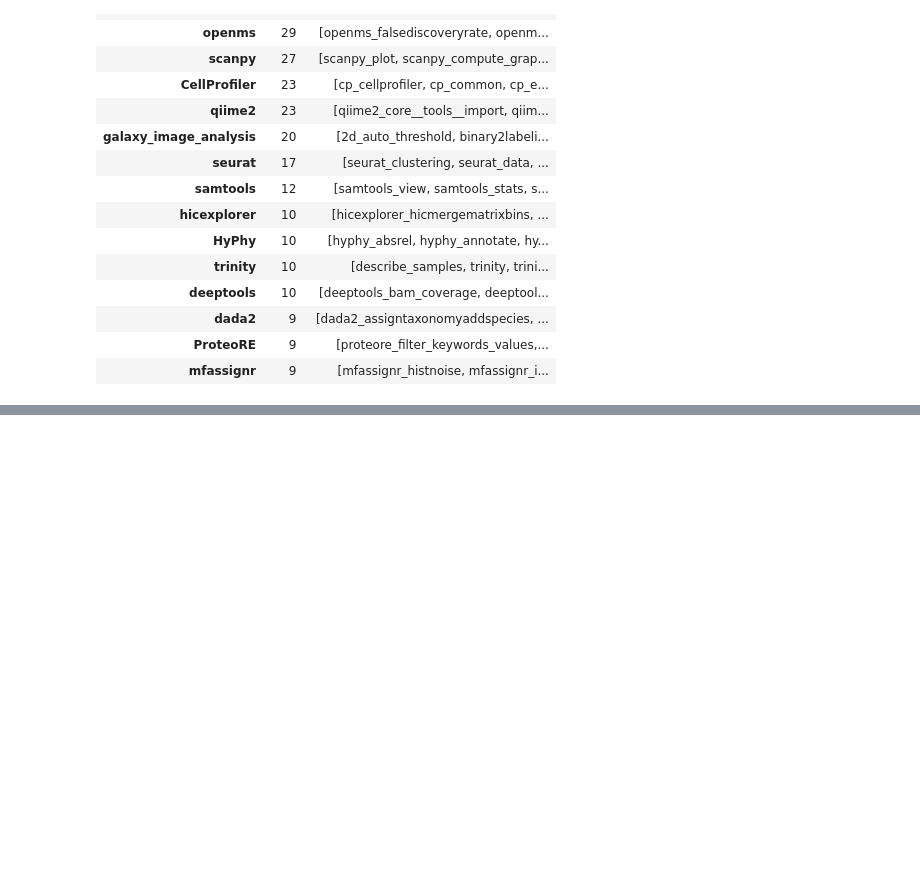
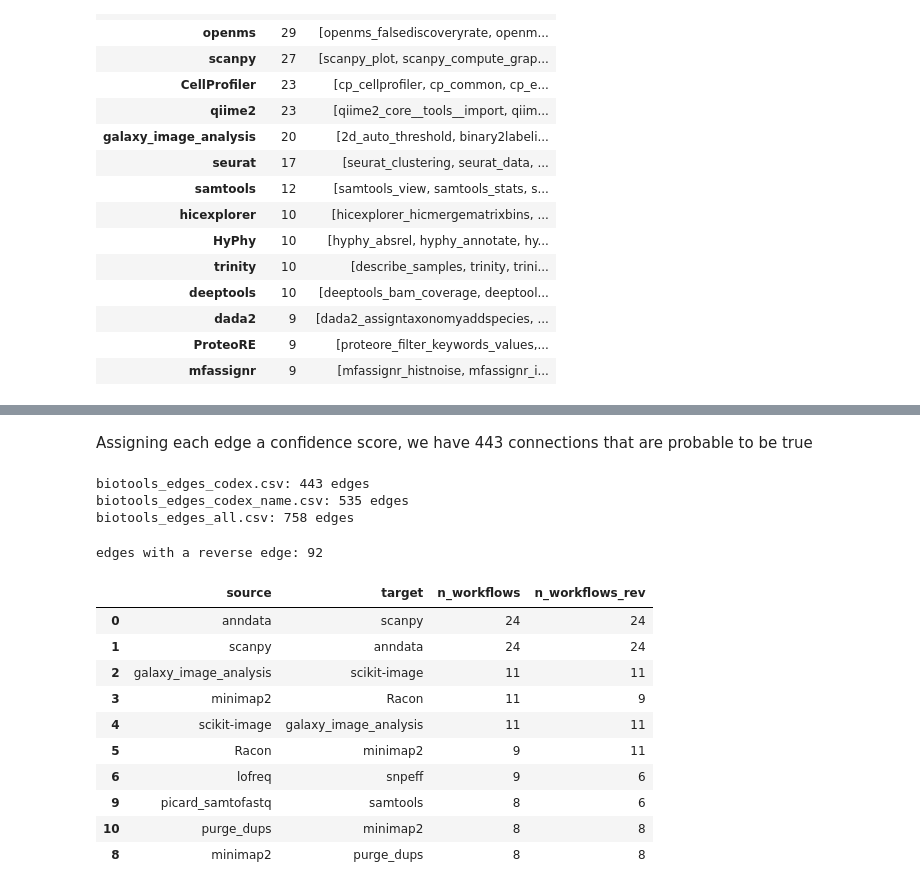
Before and after one commit to inab/InSoLiTo, a Jupyter notebook: directed-graph/workflowhub/ga_workflows.ipynb, the cells around one changed output, grey strips where cells are left out. Drawn from its saved outputs; the diff is of its cells as text; code cells hidden in the pictures; blank space fills up the shorter version.

Commit message:
Some more stats on the mapping + creating the final edge files

```diff
--- a/directed-graph/workflowhub/ga_workflows.ipynb
+++ b/directed-graph/workflowhub/ga_workflows.ipynb
@@ -327,0 +348,8 @@ tmap[tmap["method"] != "unmapped"].groupby("biotoolsID")["tool"].agg(["size", li
+# %%
+edges = pd.read_csv(DATA / "biotools/biotools_edges.csv")
+nodes = pd.read_csv(DATA / "biotools/biotools_nodes.csv")
+print("translated edges:", len(edges), ",  translated nodes:", len(nodes))
+print("nodes without a paper (probably wont be able to identify as tools unless each is individually evaluated):", (~nodes["has_publication"]).sum())
+
+# nr of times the most used edges are used
+edges["n_workflows"].value_counts().sort_index().head(10)
@@ -327,0 +373,8 @@ tmap[tmap["method"] != "unmapped"].groupby("biotoolsID")["tool"].agg(["size", li
+# %%
+# confidence of an edge = weaker of its two tools (codex > name > prefix)
+rank = {"codex": 0, "name": 1, "prefix": 2}
+# pick out only mapped tools, group by Id and assign it the ranking score
+method_of = tmap[tmap["method"] != "unmapped"].groupby("biotoolsID")["method"].agg(lambda m: max(m, key=rank.get))
+# for each edge, assign it to the least trustworthy method
+edges["confidence"] = [max(method_of.get(s), method_of.get(t), key=rank.get) for s, t in zip(edges["source"], edges["target"])]
+edges["confidence"].value_counts()
@@ -327,0 +388,37 @@ tmap[tmap["method"] != "unmapped"].groupby("biotoolsID")["tool"].agg(["size", li
+# %% [markdown]
+Assigning each edge a confidence score, we have 443 connections that are probable to be true
+# %%
+# Based on the results above, creating three new edges files - one for each confidence level so we can use those to compare to the graph
+levels = {
+    "codex": ["codex"],
+    "codex_name": ["codex", "name"],
+    "all": ["codex", "name", "prefix"],
+}
+
+for level, allowed in levels.items():
+    subset = edges[edges["confidence"].isin(allowed)]
+    out = DATA / f"biotools/biotools_edges_{level}.csv"
+    subset.to_csv(out, index=False)
+    print(f"{out.name}: {len(subset)} edges")
+# %% [output]
+biotools_edges_codex.csv: 443 edges
+biotools_edges_codex_name.csv: 535 edges
+biotools_edges_all.csv: 758 edges
+# %%
+# pairs seen in both directions across workflows
+rev = edges.merge(edges, left_on=["source", "target"], right_on=["target", "source"], suffixes=("", "_rev"))
+print("edges with a reverse edge:", len(rev))
+rev[["source", "target", "n_workflows", "n_workflows_rev"]].sort_values("n_workflows", ascending=False).head(10)
+# %% [output]
+edges with a reverse edge: 92
+|  | source | target | n_workflows | n_workflows_rev |
+| 0 | anndata | scanpy | 24 | 24 |
+| 1 | scanpy | anndata | 24 | 24 |
+| 2 | galaxy_image_analysis | scikit-image | 11 | 11 |
+| 3 | minimap2 | Racon | 11 | 9 |
+| 4 | scikit-image | galaxy_image_analysis | 11 | 11 |
+| 5 | Racon | minimap2 | 9 | 11 |
+| 6 | lofreq | snpeff | 9 | 6 |
+| 9 | picard_samtofastq | samtools | 8 | 6 |
+| 10 | purge_dups | minimap2 | 8 | 8 |
+| 8 | minimap2 | purge_dups | 8 | 8 |
```
Also changed, not shown: parts of 8 cells of this notebook.
